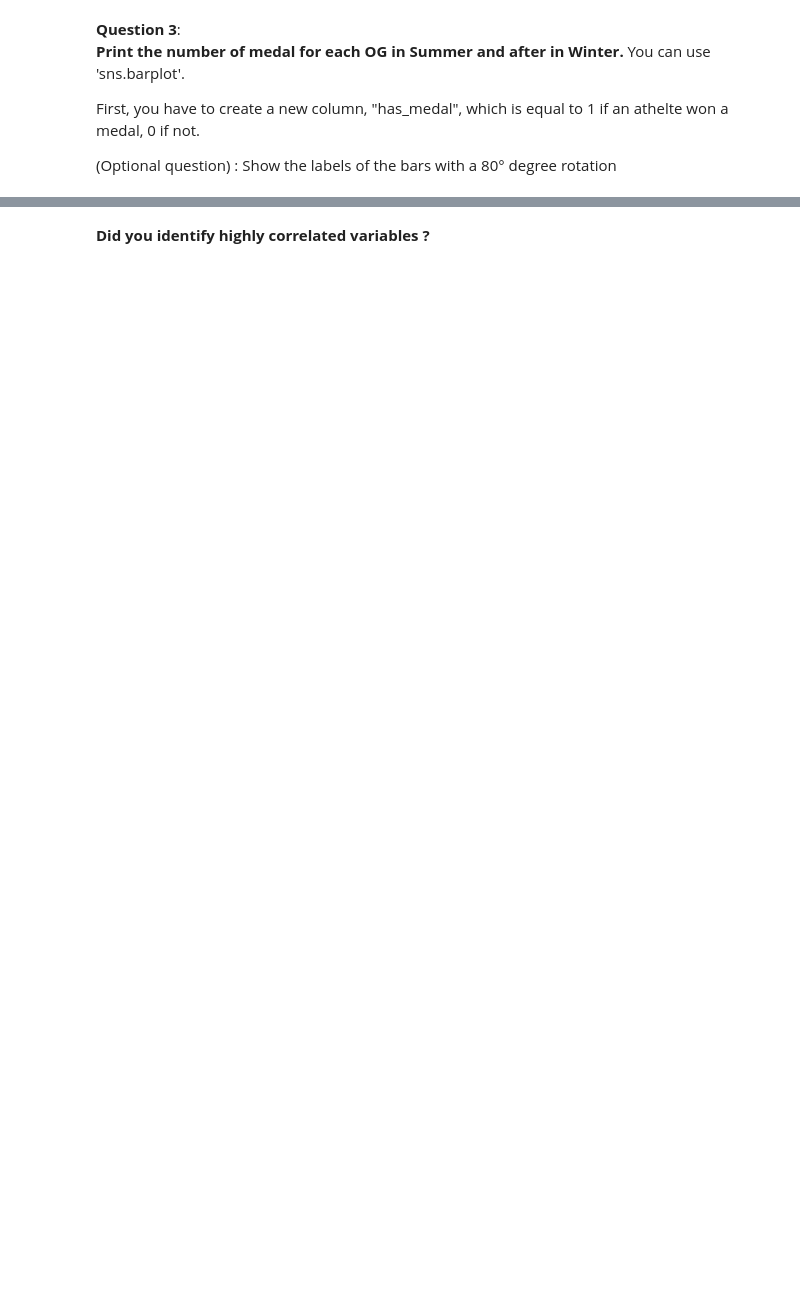
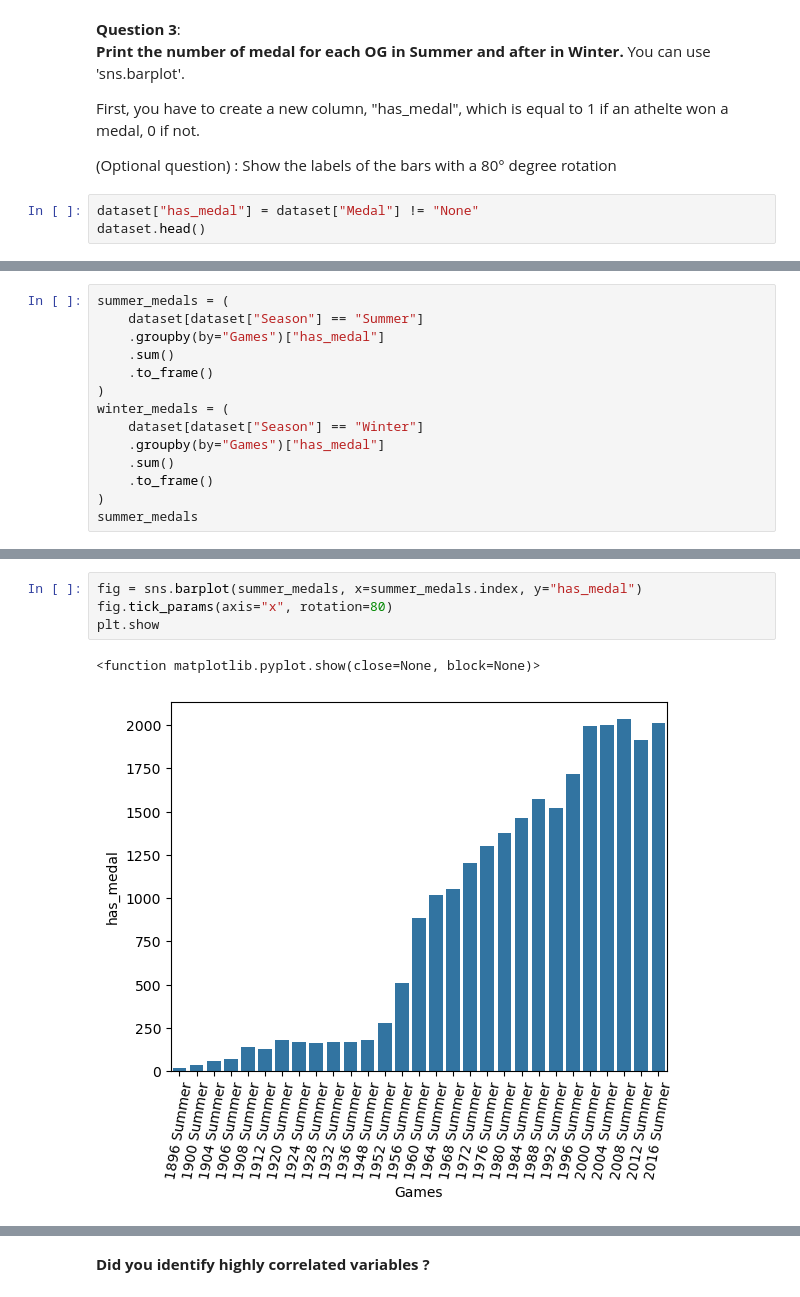
Before and after one commit to waddason/Hi-Paris_bootcamp, a Jupyter notebook: Data_cleaning/Data_visualization.ipynb, the cells around one changed output, grey strips where cells are left out. Cells and saved outputs as stored; diff of their text form; blank space fills up the shorter version.

```diff
--- a/Data_cleaning/Data_visualization.ipynb
+++ b/Data_cleaning/Data_visualization.ipynb
@@ -138,3 +163,6 @@ You can use 'sns.barplot'.
 First, you have to create a new column, "has_medal", which is equal to 1 if an athelte won a medal, 0 if not.
 
 (Optional question) : Show the labels of the bars with a 80° degree rotation
+# %%
+dataset["has_medal"] = dataset["Medal"] != "None"
+dataset.head()
@@ -140,0 +197,14 @@ First, you have to create a new column, "has_medal", which is equal to 1 if an a
+# %%
+summer_medals = (
+    dataset[dataset["Season"] == "Summer"]
+    .groupby(by="Games")["has_medal"]
+    .sum()
+    .to_frame()
+)
+winter_medals = (
+    dataset[dataset["Season"] == "Winter"]
+    .groupby(by="Games")["has_medal"]
+    .sum()
+    .to_frame()
+)
+summer_medals
@@ -140,0 +230,7 @@ First, you have to create a new column, "has_medal", which is equal to 1 if an a
+# %%
+fig = sns.barplot(summer_medals, x=summer_medals.index, y="has_medal")
+fig.tick_params(axis="x", rotation=80)
+plt.show
+# %% [output]
+<function matplotlib.pyplot.show(close=None, block=None)>
+[figure, added]
```
Also changed, not shown: parts of 33 cells of this notebook, 5 other files.
